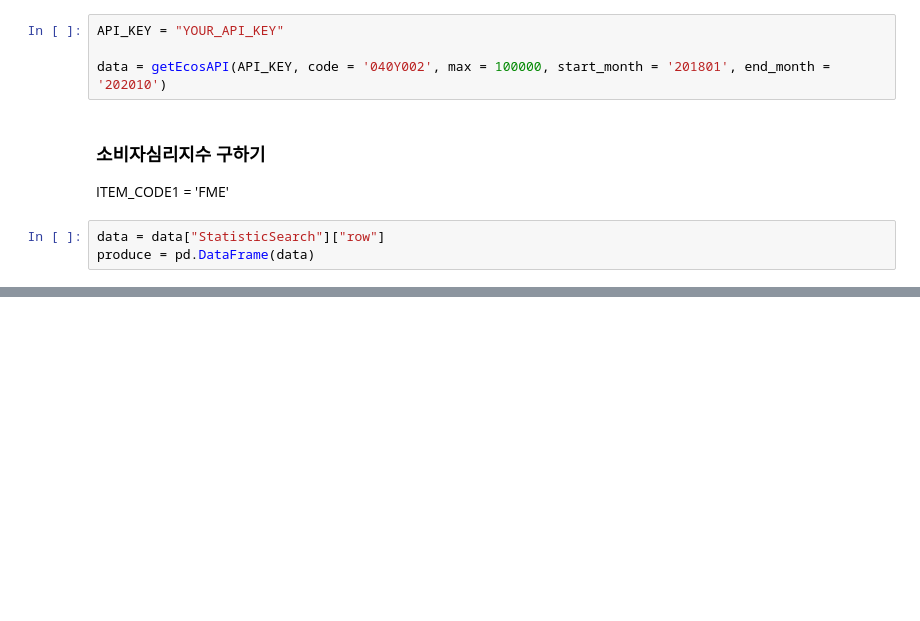
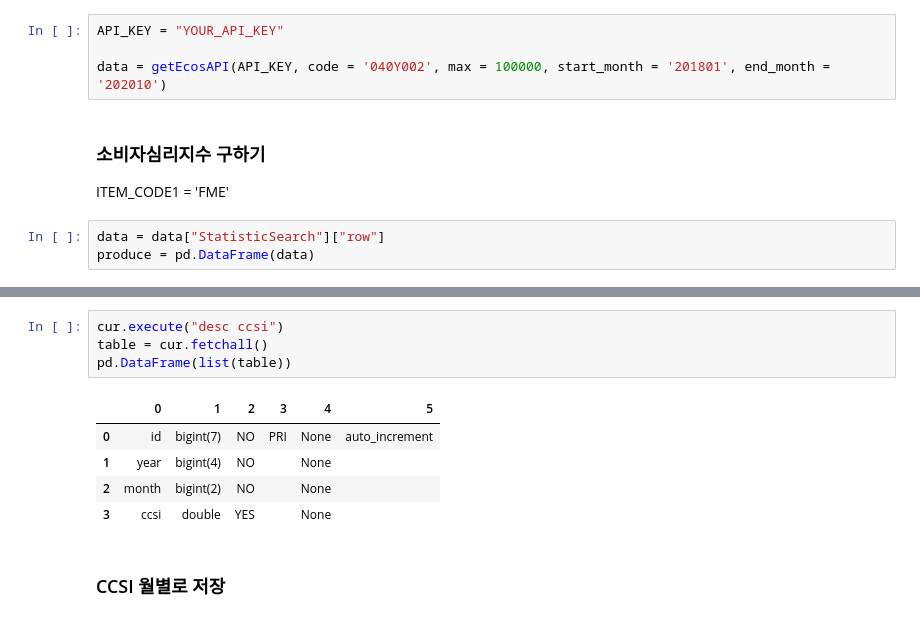
Before and after one commit to 2hyes/CLI-development, a Jupyter notebook: get-CCSI.ipynb, the cells around one changed output, grey strips where cells are left out. Cells and saved outputs as stored; diff of their text form; blank space fills up the shorter version.

```diff
--- a/getCCSI.ipynb
+++ b/get-CCSI.ipynb
@@ -50,0 +98,12 @@ ccsi
+# %%
+cur.execute("desc ccsi")
+table = cur.fetchall()
+pd.DataFrame(list(table))
+# %% [output]
+|  | 0 | 1 | 2 | 3 | 4 | 5 |
+| 0 | id | bigint(7) | NO | PRI | None | auto_increment |
+| 1 | year | bigint(4) | NO |  | None |  |
+| 2 | month | bigint(2) | NO |  | None |  |
+| 3 | ccsi | double | YES |  | None |  |
+# %% [markdown]
+### CCSI 월별로 저장
```
Also changed, not shown: parts of 10 cells of this notebook.
